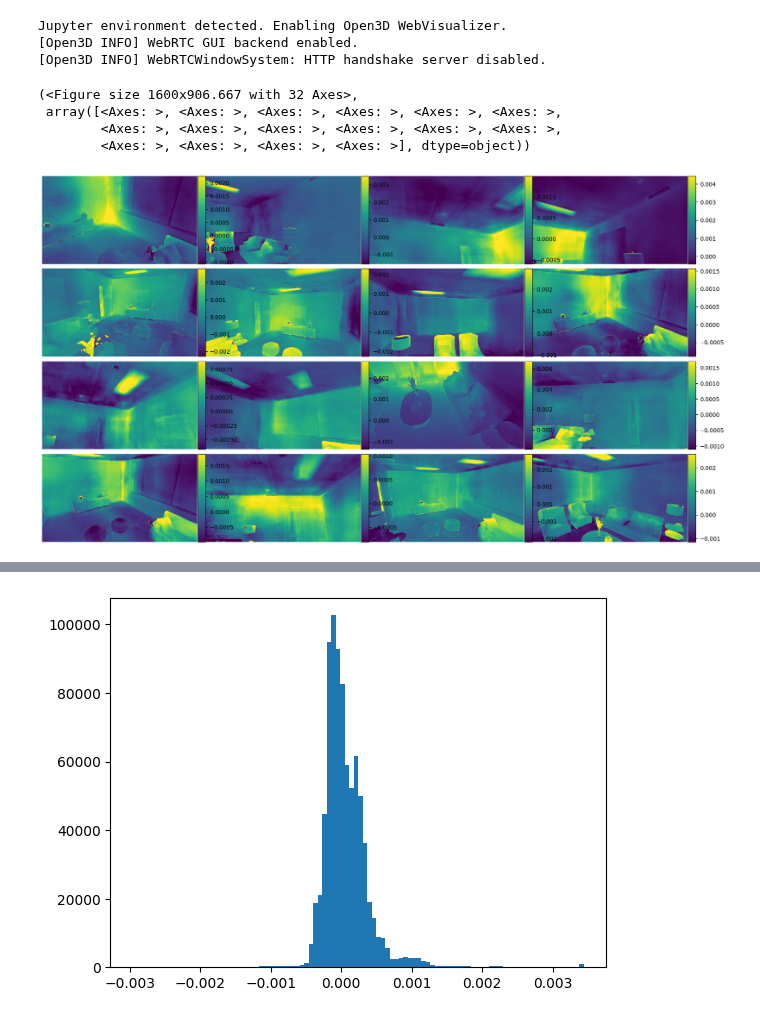
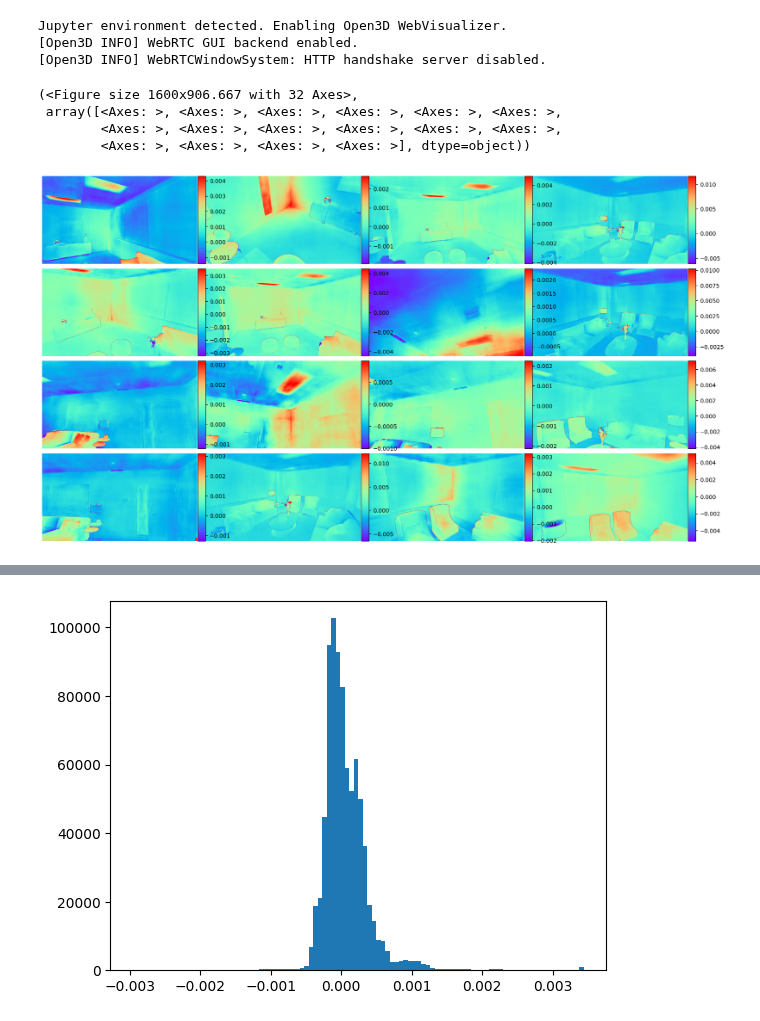
Before and after one commit to 10Electra/MSc-Project, a Jupyter notebook: notebooks/moge_noise_calibration_replica.ipynb, the cells around one changed output, grey strips where cells are left out. Drawn from its saved outputs; the diff is of its cells as text; code cells hidden in the pictures.

```diff
--- a/notebooks/moge_noise_calibration_replica.ipynb
+++ b/notebooks/moge_noise_calibration_replica.ipynb
@@ -62,9 +62,13 @@ model = MoGeModel.from_pretrained("../models/MoGe/moge-2-vitl-normal.pt").to(dev
 # %%
 rgb_rt = '../data/replica_room_0/imap/01/rgb/'
 depth_rt = '../data/replica_room_0/imap/01/depth/'
+sem_c_rt = '../data/replica_room_0/imap/01/semantic_class/'
+sem_i_rt = '../data/replica_room_0/imap/01/semantic_instance/'
 
 rgb_names = np.asarray(natsort.natsorted(os.listdir(rgb_rt)))
 depth_names = np.asarray(natsort.natsorted(os.listdir(depth_rt)))
+sem_c_names = np.asarray(natsort.natsorted(os.listdir(sem_c_rt)))
+sem_i_names = np.asarray(natsort.natsorted(os.listdir(sem_i_rt)))
 
 shuffle_mask = np.arange(rgb_names.shape[0])
 np.random.shuffle(shuffle_mask)
@@ -74,11 +78,16 @@ pairs = []
 for i in range(N):
     rgb_name = rgb_rt + rgb_names[shuffle_mask][i]
     depth_name = depth_rt + depth_names[shuffle_mask][i]
+    sem_c_name = sem_c_rt + sem_c_names[shuffle_mask][i]
+    sem_i_name = sem_i_rt + sem_i_names[shuffle_mask][i]
 
     rgb = plt.imread(rgb_name)
     depth = plt.imread(depth_name)
+    sem_c = plt.imread(sem_c_name)
+    sem_i = plt.imread(sem_i_name)
 
-    pairs.append({'rgb':rgb, 'depth_gt':depth})
+
+    pairs.append({'rgb':rgb, 'depth_gt':depth, 'sem_i':sem_i, 'sem_c':sem_c})
 # %%
 for pair in pairs:
     input_image = torch.tensor(pair['rgb'].copy(), dtype=torch.float32, device=device).permute(2, 0, 1)
@@ -91,25 +100,28 @@ images = []
 depth_errors = []
 for pair in pairs:
     rgb = pair['rgb']
-    depth_gt = pair['depth_gt']
-    depth_pr = pair['depth_pred']
+    depth_gt = pair['depth_gt'].copy()
+    depth_pr = pair['depth_pred'].copy()
 
     lgd_gt = np.log(depth_gt)
     lgd_pr = np.log(depth_pr)
 
-    depth_pr_ = np.exp(lgd_pr - np.median(lgd_pr - lgd_gt))
+    depth_pr_ = np.exp(lgd_pr - np.nanmedian(lgd_pr - lgd_gt))
     depth_er = depth_pr_ - depth_gt
 
+    depth_er[depth_gt==0] = 0
+
+    pair['depth_er'] = depth_er
     depth_errors.append(depth_er)
 
     images.extend([rgb, depth_gt, depth_pr, depth_er])
 # %%
-r = (1,99)
+r = (0.1,99.9)
 depth_errors_clipped = [np.clip(depth_error, np.percentile(depth_error, r[0]), np.percentile(depth_error, r[1])) for depth_error in depth_errors]
-plot_images(depth_errors_clipped, max_cols=4, per_img_width=4, cbar_cols=[0,1,2,3])
+plot_images(depth_errors_clipped, max_cols=4, per_img_width=4, cbar_cols=[0,1,2,3], cmap='rainbow')
 # %% [output]
 (<Figure size 1600x906.667 with 32 Axes>,
  array([<Axes: >, <Axes: >, <Axes: >, <Axes: >, <Axes: >, <Axes: >,
         <Axes: >, <Axes: >, <Axes: >, <Axes: >, <Axes: >, <Axes: >,
         <Axes: >, <Axes: >, <Axes: >, <Axes: >], dtype=object))
-[figure, old version]
+[figure, new version]
```
Also changed, not shown: parts of 1 cell of this notebook.
